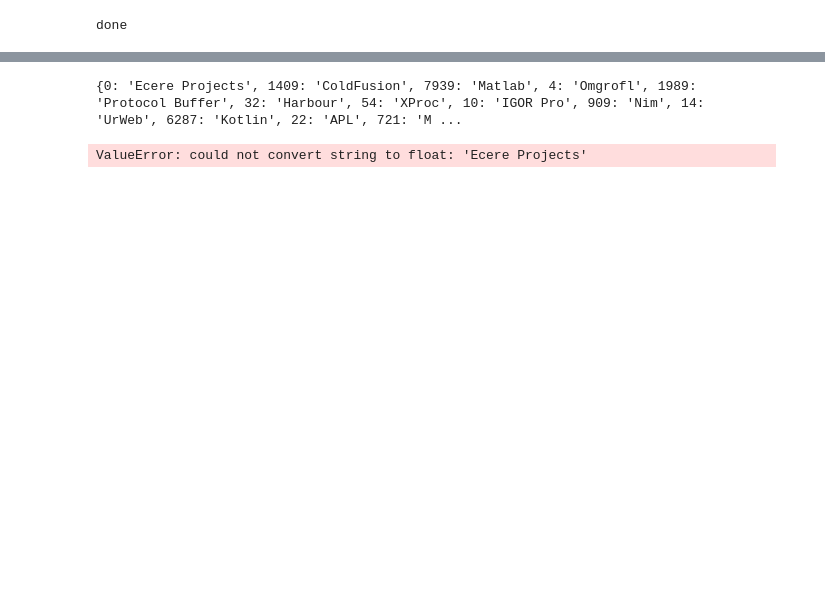
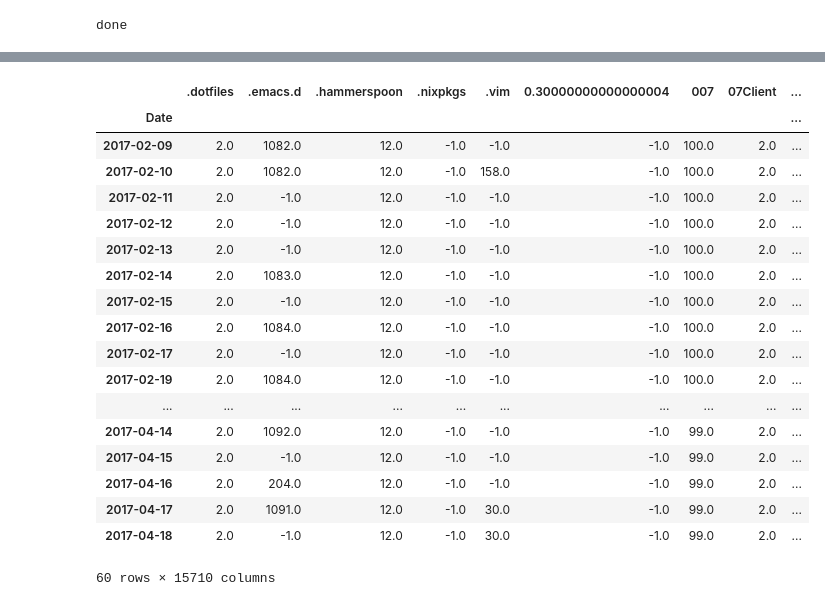
Before and after one commit to armadill-odyssey/reposcrape, a Jupyter notebook: analysis.ipynb, the cells around one changed output, grey strips where cells are left out. Drawn from its saved outputs; the diff is of its cells as text; code cells hidden in the pictures; blank space fills up the shorter version.

```diff
--- a/analysis.ipynb
+++ b/analysis.ipynb
@@ -103,8 +141,8 @@ def reposBy(field, date, n=50):
             name = r['repo']
             results[name] = r[field]
 
-    sorted_res = sorted(results.items(), key=operator.itemgetter(1), reverse=True)
-    results = dict((x, y) for x, y in sorted_res[:n-1])
+#     sorted_res = sorted(results.items(), key=operator.itemgetter(1), reverse=True)
+#     results = dict((x, y) for x, y in sorted_res[:n-1])
 
     return results
 # %%
@@ -263,29 +334,45 @@ Limbo
 # %%
 import numpy as np
 
 """
-forks on a day for a language
+stars on a day for a repo
 """
 
 dates = list(alldata.keys())
 dates.sort()
 res = {'Date': dates}
 
 for i, date in enumerate(dates):
-    data = languagesBy('forks', date)
+    data = reposBy('stars', date)
     for lang, amount in data.items():
 #         print(lang)
         if not lang in res:
-            a = np.zeros(len(dates))
-            a.fill(0)
-            res[lang] = a
+            res[lang] = np.empty(len(dates))
+            res[lang].fill('-1')
 #         print(res[lang])
         res[lang][i] = amount
 
 df = pd.DataFrame(res)
 df = df.set_index('Date')
 
 df
 # %% [output]
+|  | .dotfiles | .emacs.d | .hammerspoon | .nixpkgs | .vim | 0.30000000000000004 | 007 | 07Client | ... |
+| Date |  |  |  |  |  |  |  |  | ... |
+| 2017-02-09 | 2.0 | 1082.0 | 12.0 | -1.0 | -1.0 | -1.0 | 100.0 | 2.0 | ... |
+| 2017-02-10 | 2.0 | 1082.0 | 12.0 | -1.0 | 158.0 | -1.0 | 100.0 | 2.0 | ... |
+| 2017-02-11 | 2.0 | -1.0 | 12.0 | -1.0 | -1.0 | -1.0 | 100.0 | 2.0 | ... |
+| 2017-02-12 | 2.0 | -1.0 | 12.0 | -1.0 | -1.0 | -1.0 | 100.0 | 2.0 | ... |
+| 2017-02-13 | 2.0 | -1.0 | 12.0 | -1.0 | -1.0 | -1.0 | 100.0 | 2.0 | ... |
+| 2017-02-14 | 2.0 | 1083.0 | 12.0 | -1.0 | -1.0 | -1.0 | 100.0 | 2.0 | ... |
+| 2017-02-15 | 2.0 | -1.0 | 12.0 | -1.0 | -1.0 | -1.0 | 100.0 | 2.0 | ... |
+| 2017-02-16 | 2.0 | 1084.0 | 12.0 | -1.0 | -1.0 | -1.0 | 100.0 | 2.0 | ... |
+| 2017-02-17 | 2.0 | -1.0 | 12.0 | -1.0 | -1.0 | -1.0 | 100.0 | 2.0 | ... |
+| 2017-02-19 | 2.0 | 1084.0 | 12.0 | -1.0 | -1.0 | -1.0 | 100.0 | 2.0 | ... |
+| ... | ... | ... | ... | ... | ... | ... | ... | ... | ... |
+| 2017-04-14 | 2.0 | 1092.0 | 12.0 | -1.0 | -1.0 | -1.0 | 99.0 | 2.0 | ... |
+| 2017-04-15 | 2.0 | -1.0 | 12.0 | -1.0 | -1.0 | -1.0 | 99.0 | 2.0 | ... |
+| 2017-04-16 | 2.0 | 204.0 | 12.0 | -1.0 | -1.0 | -1.0 | 99.0 | 2.0 | ... |
+| 2017-04-17 | 2.0 | 1091.0 | 12.0 | -1.0 | 30.0 | -1.0 | 99.0 | 2.0 | ... |
+| 2017-04-18 | 2.0 | -1.0 | 12.0 | -1.0 | 30.0 | -1.0 | 99.0 | 2.0 | ... |
-{0: 'Ecere Projects', 1409: 'ColdFusion', 7939: 'Matlab', 4: 'Omgrofl', 1989: 'Protocol Buffer', 32: 'Harbour', 54: 'XProc', 10: 'IGOR Pro', 909: 'Nim', 14: 'UrWeb', 6287: 'Kotlin', 22: 'APL', 721: 'M ...
+60 rows × 15710 columns
-ValueError: could not convert string to float: 'Ecere Projects'
```
Also changed, not shown: parts of 19 cells of this notebook, 1 other file.
